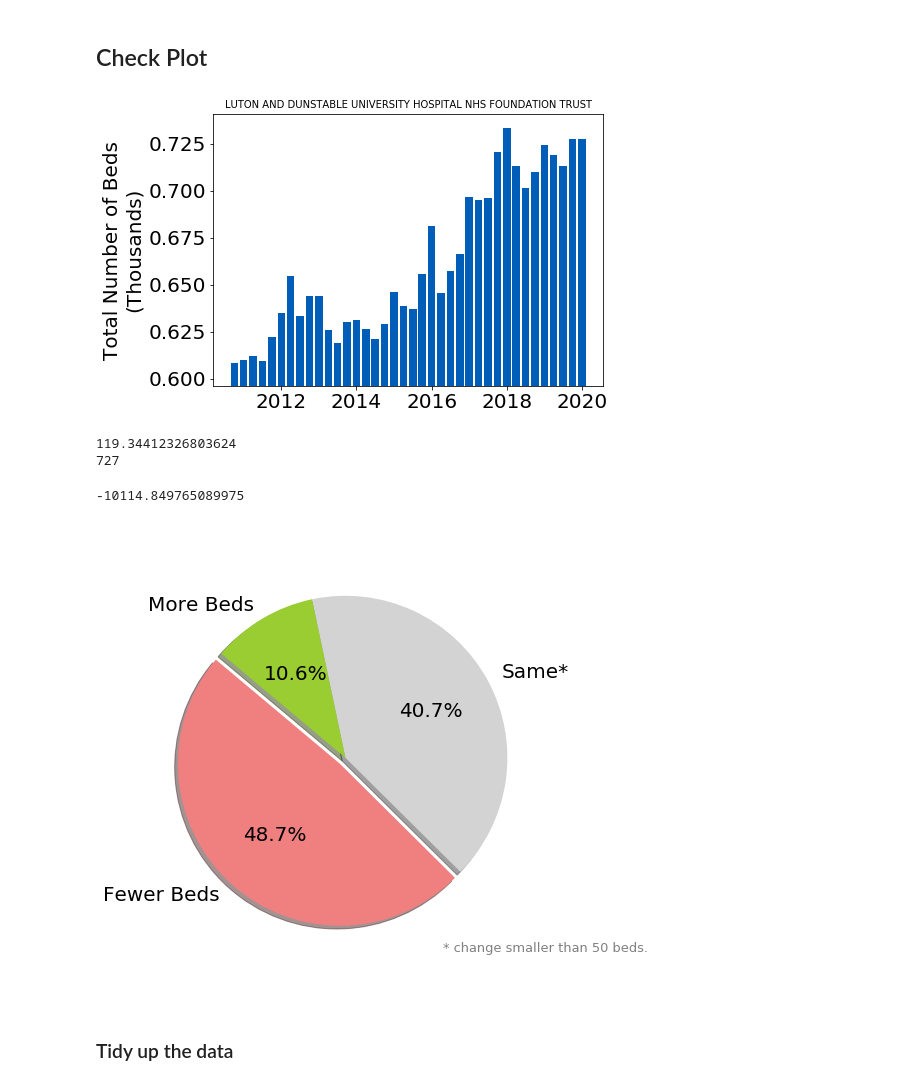
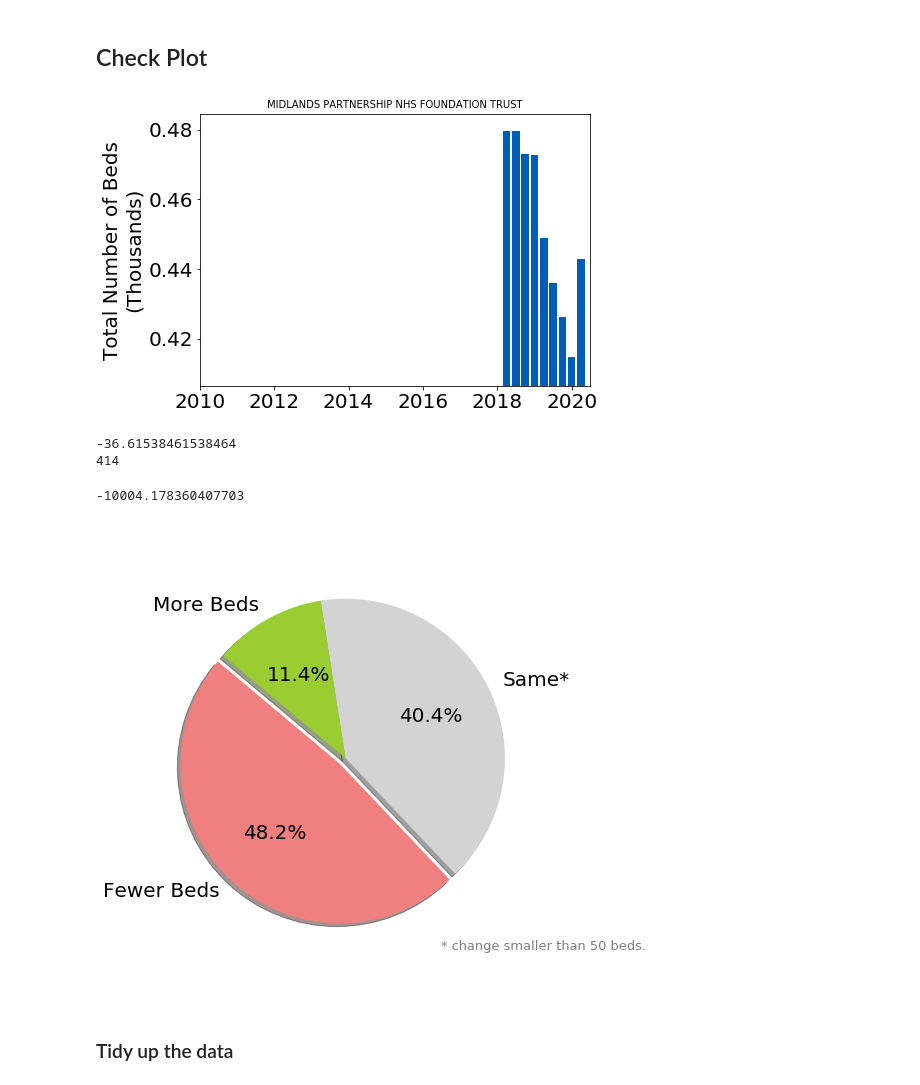
Before and after one commit to HowsMyNHS/NHSdata, a Jupyter notebook: NhsEngBeds.ipynb, the cells around one changed output. Drawn from its saved outputs; the diff is of its cells as text; code cells hidden in the pictures.

```diff
--- a/NhsEngBeds.ipynb
+++ b/NhsEngBeds.ipynb
@@ -67,8 +67,18 @@ tempfile.close()
 sheet = pd.read_excel('tempfile.xls', sheet_name=0, skiprows=14, usecols="A,B,C,D,E,F,G,H,I,J,K,L,M,N")
 
 # List of names from the first sheet
-firstNames = np.load("bedNames.npy", allow_pickle = True) #sheet['Org Name'].values
+firstNames = sheet['Org Name'].values
 
+oldTrusts = ["Bedford Hospital NHS Trust",
+                      "Luton And Dunstable University Hospital NHS Foundation Trust",
+                      "Basildon And Thurrock University Hospitals NHS Foundation Trust",
+                      "Mid Essex Hospital Services NHS Trust",
+                      "Southend University Hospital NHS Foundation Trust"]
+oldTrusts = [oldTrust.upper() for oldTrust in oldTrusts]
+
+
+firstNames = np.concatenate((firstNames, oldTrusts))
+print(firstNames)
 BedsAvail = np.zeros((len(firstNames), len(data)),dtype=object)
 BedsAvail[:,:] = '-'
 OccBeds = np.zeros((len(firstNames), len(data)),dtype=object)
@@ -136,24 +162,25 @@ for i, name in enumerate(data):
 # %%
 fig, ax1 = plt.subplots(figsize = (7,5))
 time = np.arange(2010.25, 2020.5, 0.25)[::-1]
 
-hospital = -1
+hospital = 100
 
 allBeds = BedsAvail[hospital,:][BedsAvail[hospital,:]!='-']
 ax1.set_title(firstNames[hospital],size = 10)
 ax1.bar(time[BedsAvail[hospital,:]!='-'], allBeds*1e-3, width = 0.2,
         align='center', alpha=1, color="#005EB8")
 #plt.plot(time, allBeds,'r.',lw=2)
 ax1.set_ylim(0.98*min(allBeds)*1e-3, 1.01*max(allBeds)*1e-3)
 ax1.set_ylabel("Total Number of Beds\n(Thousands)")
+ax1.set_xlim(2010, 2020.5)
 plt.show()
 
 print(allBeds[0]-allBeds[-1])
 print(int(allBeds[1]))
 # %% [output]
-[figure, old version]
+[figure, new version]
-119.34412326803624
-727
+-36.61538461538464
+414
 # %%
 better = 0
 worse = 0
@@ -179,7 +206,7 @@ for i, name in enumerate(firstNames[2:-2]):
 
 print(totalChange)
 # %% [output]
--10114.849765089975
+-10004.178360407703
 # %%
 # Data to plot
 matplotlib.rcParams['mathtext.fontset'] = 'stix'
@@ -204,7 +231,7 @@ plt.show()
 
 #Bahnschrift Light
 # %% [output]
-[figure, old version]
+[figure, new version]
 # %% [markdown]
 <h3>Tidy up the data</h3>
 # %%
```
Also changed, not shown: parts of 2 cells of this notebook, 3 other files.
